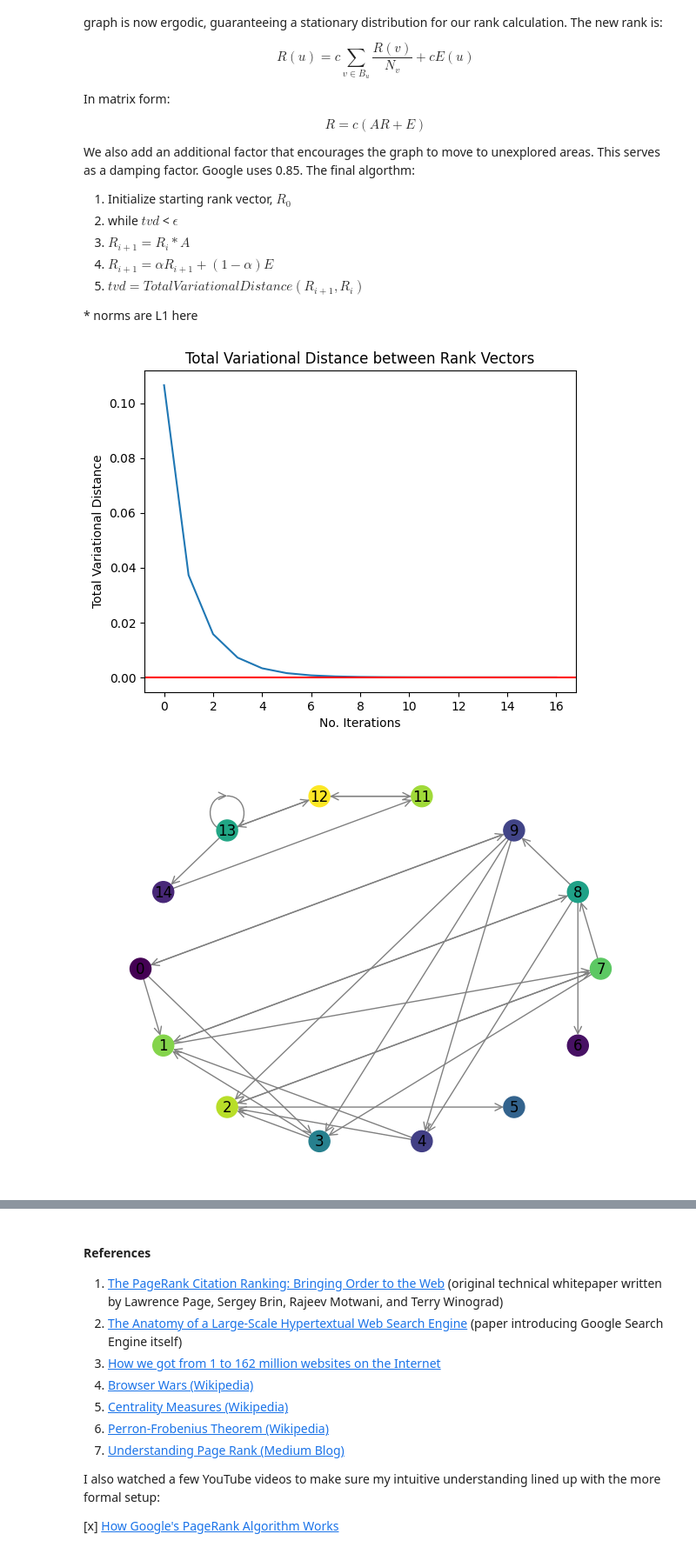
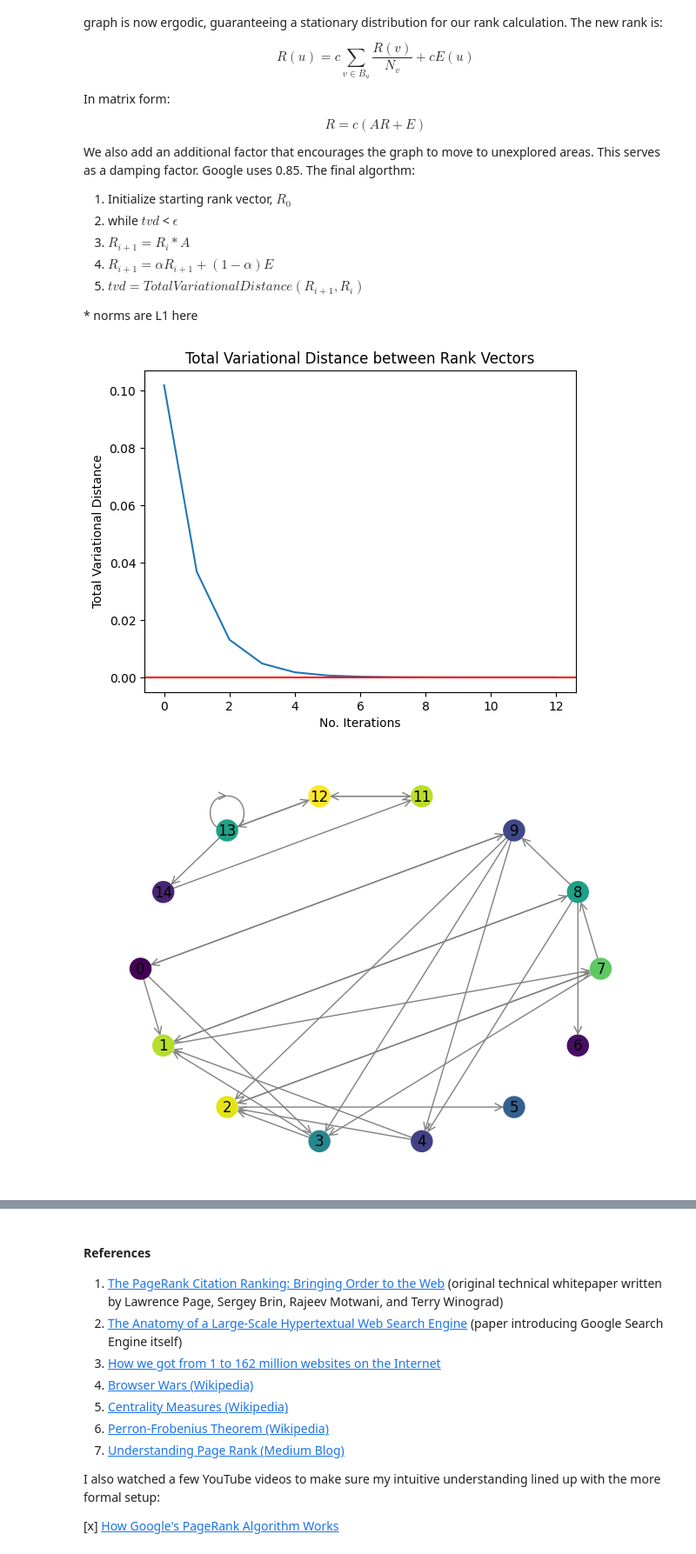
Before and after one commit to vviggyy/mc_pagerank, a Jupyter notebook: mc_pagerank.ipynb, the cells around one changed output, grey strips where cells are left out. Shown: that part at 87% size. Drawn from its saved outputs; the diff is of its cells as text; code cells hidden in the pictures.

```diff
--- a/mc_pagerank.ipynb
+++ b/mc_pagerank.ipynb
@@ -248,37 +248,37 @@ We also add an additional factor that encourages the graph to move to unexplored
 6.    $tvd = TotalVariationalDistance(R_{i+1}, R_i)$
 
 \* norms are L1 here
-# %%
-rank = np.full(n+4, 1/(n+4))
-E = np.full(n+4, 1/n) #uniform teleportation
-
-no_it = 0
-tvds = []
-tvd_it = eps + 1 #init above eps to enter loop
-alpha = 0.50
-
-#test convergence for connected example.
-while tvd_it > eps and no_it < 100:
-    new_rank = alpha * update(rank, graph_web)
-    new_rank += (1-alpha) * E
-    tvd_it = tvd(prev_rank=rank, curr_rank=new_rank)
-    tvds.append(tvd_it) #keep track of tvds for plotting
-    rank = new_rank
-    no_it += 1
-
-plt.plot(np.arange(0, len(tvds), 1), np.array(tvds))
-plt.axhline(eps, color = "red")
-plt.xlabel("No. Iterations")
-plt.ylabel("Total Variational Distance")
-plt.title("Total Variational Distance between Rank Vectors")
-
-plt.figure()
-nx.draw(graph_web, pos, with_labels=True,
-        node_color= rank,
-        edge_color='gray',
-        arrows=True,
-        arrowstyle='->',
-        arrowsize=15)
-# %% [output]
-[figure, removed]
-[figure, removed]
+# %%
+rank = np.full(n+4, 1/(n+4))
+E = np.full(n+4, 1/n) #uniform teleportation
+
+no_it = 0
+tvds = []
+tvd_it = eps + 1 #init above eps to enter loop
+alpha = 0.40
+
+#test convergence for connected example.
+while tvd_it > eps and no_it < 100:
+    new_rank = alpha * update(rank, graph_web)
+    new_rank += (1-alpha) * E
+    tvd_it = tvd(prev_rank=rank, curr_rank=new_rank)
+    tvds.append(tvd_it) #keep track of tvds for plotting
+    rank = new_rank
+    no_it += 1
+
+plt.plot(np.arange(0, len(tvds), 1), np.array(tvds))
+plt.axhline(eps, color = "red")
+plt.xlabel("No. Iterations")
+plt.ylabel("Total Variational Distance")
+plt.title("Total Variational Distance between Rank Vectors")
+
+plt.figure()
+nx.draw(graph_web, pos, with_labels=True,
+        node_color= rank,
+        edge_color='gray',
+        arrows=True,
+        arrowstyle='->',
+        arrowsize=15)
+# %% [output]
+[figure, added]
+[figure, added]
```
Also changed, not shown: parts of 6 cells of this notebook.
